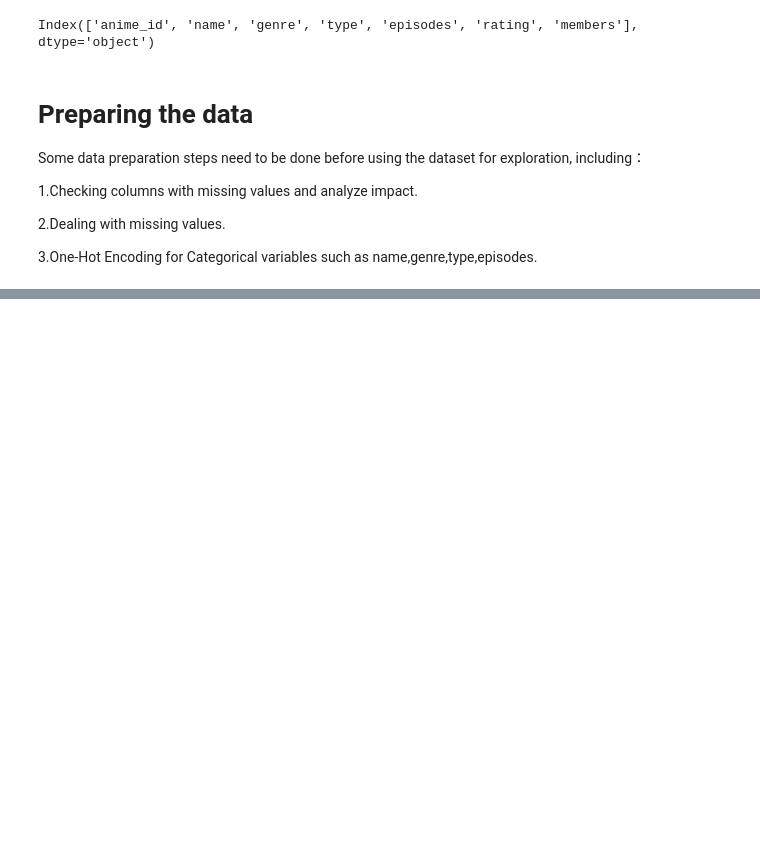
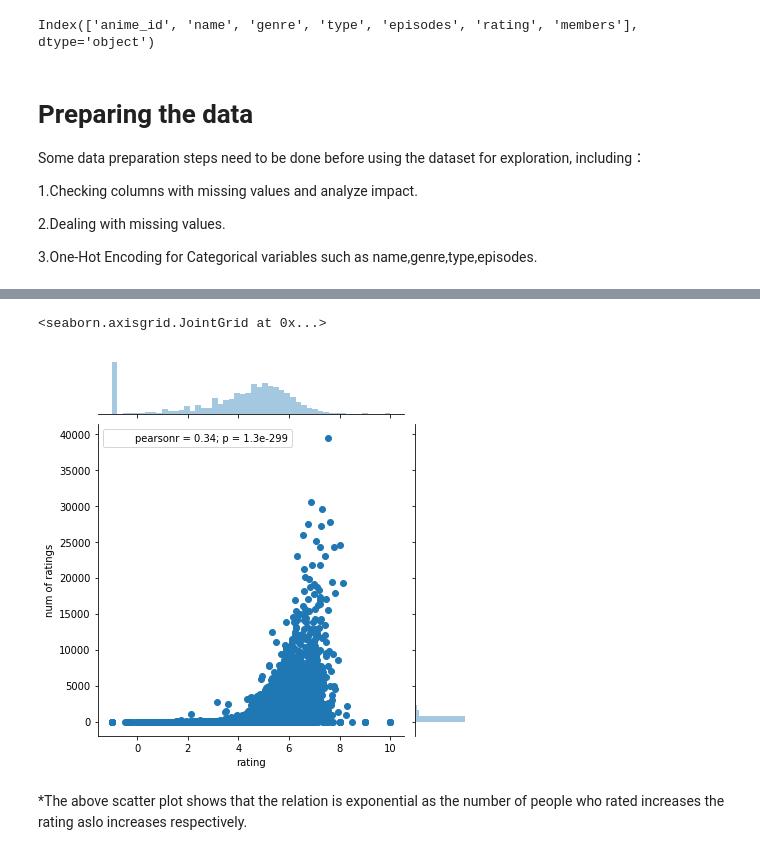
Before and after one commit to PiyushWadhai/Blog-Post-DS, a Jupyter notebook: Anime_recommendation_Blog_post.ipynb, the cells around one changed output, grey strips where cells are left out. Drawn from its saved outputs; the diff is of its cells as text; code cells hidden in the pictures; blank space fills up the shorter version.

```diff
--- a/Anime_recommendation_Blog_post.ipynb
+++ b/Anime_recommendation_Blog_post.ipynb
@@ -103,0 +257,7 @@ dtype: int64
+# %%
+sns.jointplot(x='rating',y='num of ratings',data=ratings)
+# %% [output]
+<seaborn.axisgrid.JointGrid at 0x...>
+[figure, added]
+# %% [markdown]
+*The above scatter plot shows that the relation is exponential  as the number of people who rated increases the rating aslo increases respectively.
```
Also changed, not shown: parts of 22 cells of this notebook.
